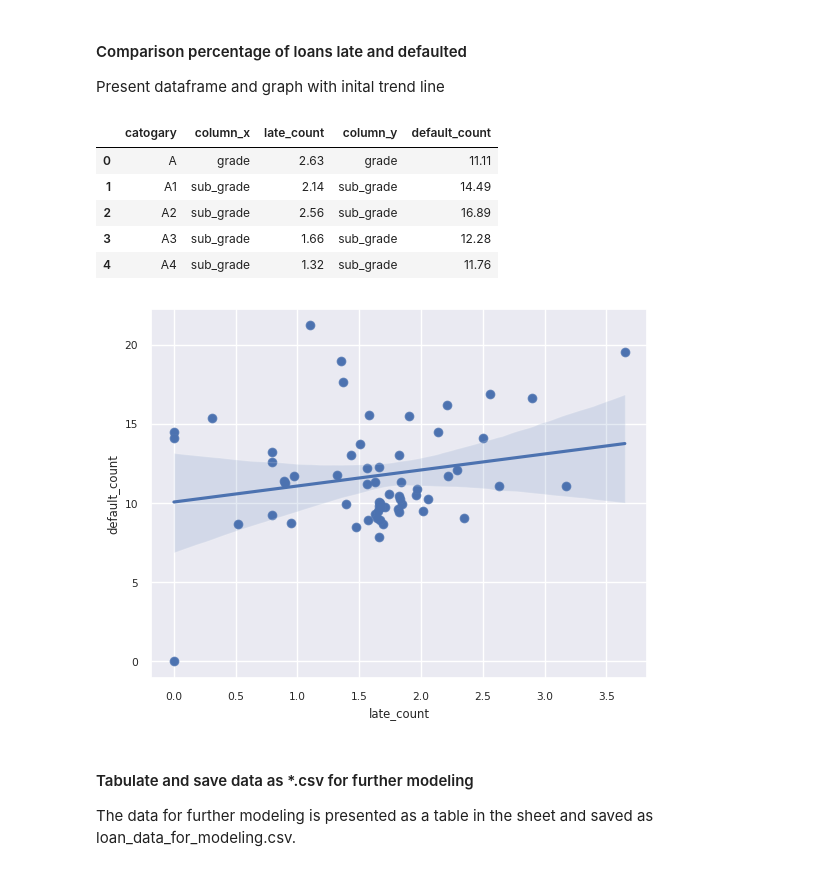
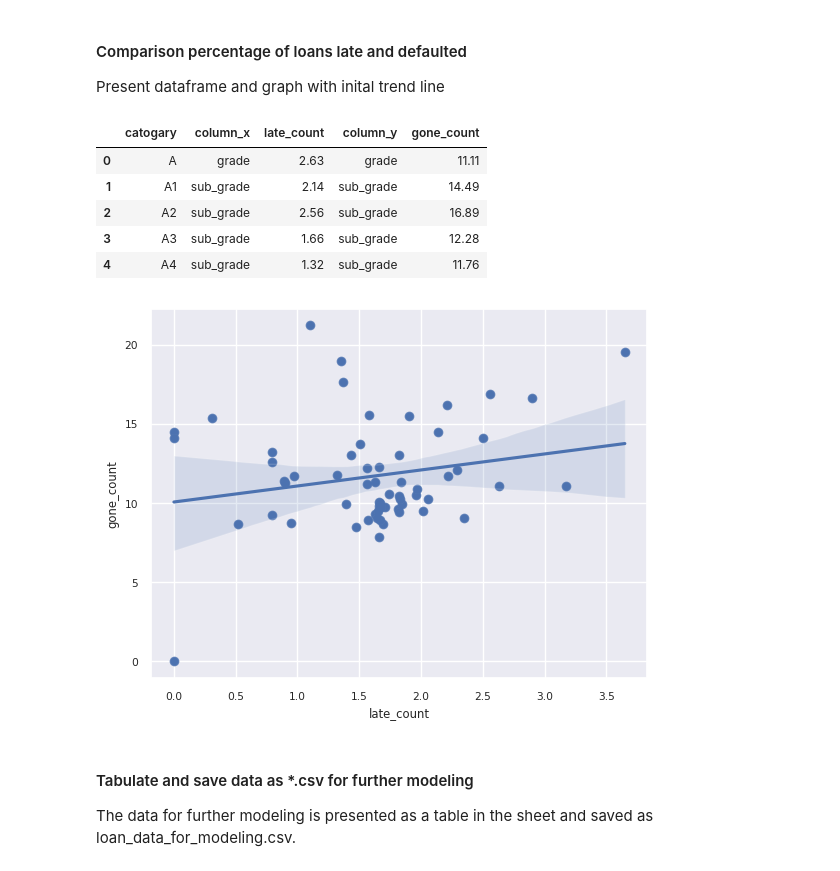
Before and after one commit to drsimonturega/Exploratory-Data-Analysis---Customer-Loans-in-Finance, a Jupyter notebook: EDA.ipynb, the cells around one changed output. Saved outputs shown, nothing was run; the diff lists cells and outputs as text; code cells hidden in the pictures.

Commit message:
late edits

```diff
--- a/EDA.ipynb
+++ b/EDA.ipynb
@@ -731,7 +727,7 @@ need to calculated expected total paymentg
 # need to calculated expected total payment
 df_tran_new['exp_total_int'] = (((df_tran_new['term'] / 12) * (
     (df_tran_new['int_rate']) / 100)) * df_tran_new['loan_amount'])
-df_tran_new['exp_total_payment'] = df_tran_new['loan_amount']
+df_tran_new['exp_total_payment'] = df_tran_new['loan_amount'] \
     + df_tran_new['exp_total_int']
 df_tran_new['rem_mnths_est'] = ((df_tran_new['exp_total_payment']
     - df_tran_new['total_payment'] + df_tran_new['total_rec_late_fee'])
@@ -905,7 +902,7 @@ Percentage of customers with loans Charged Off or Default,    10.18%
 # %% [markdown]
 #### Create a subset of customers who have already stopped ("charged off") paying  and customers who are currently behind (late) on payments
 # %%
-# reduce number of columns to simplift ininal analysis
+# reduce number of columns to simplift inital analysis
 # possibly only have one temp df over the whole sheet?
 curr_cat = ["grade", "purpose", "home_ownership", "sub_grade" ]
 
@@ -913,8 +910,8 @@ curr_cat = ["grade", "purpose", "home_ownership", "sub_grade" ]
 cat_loss_tran_new = transf.concat_cat_bin(df_tran_new, curr_cat)
 cat_loss_late = transf.concat_cat_bin(df_late, curr_cat)
 # making a copy
-cat_loss = cat_loss_late.copy()
-transf.add_perecnt_col(cat_loss, 'late_count', cat_loss_late['count'],
+cat_late = cat_loss_late.copy()
+transf.add_perecnt_col(cat_late, 'late_count', cat_loss_late['count'],
     cat_loss_tran_new['count'])
 # %% [output]
 |  | catogary | count | column | late_count |
@@ -959,11 +956,11 @@ transf.add_perecnt_col(cat_gone, 'default_count', cat_loss_gone['count'],
 # sort values for a merge
 cat_gone.sort_values(by = ['catogary', 'column'], axis = 0,
     inplace= True, ascending = False)
-cat_loss.sort_values(by = ['catogary', 'column'], axis = 0,
+cat_late.sort_values(by = ['catogary', 'column'], axis = 0,
     inplace= True, ascending = False)
 # remove count column with drop, reassign
 cat_gone = cat_gone.drop('count', axis = 1)
-cat_loss = cat_loss.drop('count', axis = 1)
+cat_late = cat_late.drop('count', axis = 1)
 # keep index tidy !!!
 cat_gone.reset_index(drop=True, inplace = True)
-cat_gone.reset_index(drop=True, inplace = True)
+cat_late.reset_index(drop=True, inplace = True)
@@ -972,18 +983,18 @@ cat_gone.reset_index(drop=True, inplace = True)
 Present dataframe and graph with inital trend line
 # %%
 # Pandas now has SQL type merge and join ect.
-df = pd.merge(cat_loss,cat_gone, how = 'outer', on = 'catogary')
-sns.scatterplot(data=df, x="late_count", y="default_count")
-sns.regplot(data=df, x="late_count", y="default_count")
+df = pd.merge(cat_late,cat_gone, how = 'outer', on = 'catogary')
+sns.scatterplot(data=df, x="late_count", y="gone_count")
+sns.regplot(data=df, x="late_count", y="gone_count")
 df.head()
 # %% [output]
-|  | catogary | column_x | late_count | column_y | default_count |
+|  | catogary | column_x | late_count | column_y | gone_count |
 | 0 | A | grade | 2.63 | grade | 11.11 |
 | 1 | A1 | sub_grade | 2.14 | sub_grade | 14.49 |
 | 2 | A2 | sub_grade | 2.56 | sub_grade | 16.89 |
 | 3 | A3 | sub_grade | 1.66 | sub_grade | 12.28 |
 | 4 | A4 | sub_grade | 1.32 | sub_grade | 11.76 |
-[figure, old version]
+[figure, new version]
 # %% [markdown]
 #### Tabulate and save data as *.csv for further modeling
 The data for further modeling is presented as a table in the sheet and saved as loan_data_for_modeling.csv.
```
Also changed, not shown: parts of 16 cells of this notebook, 4 other files.
